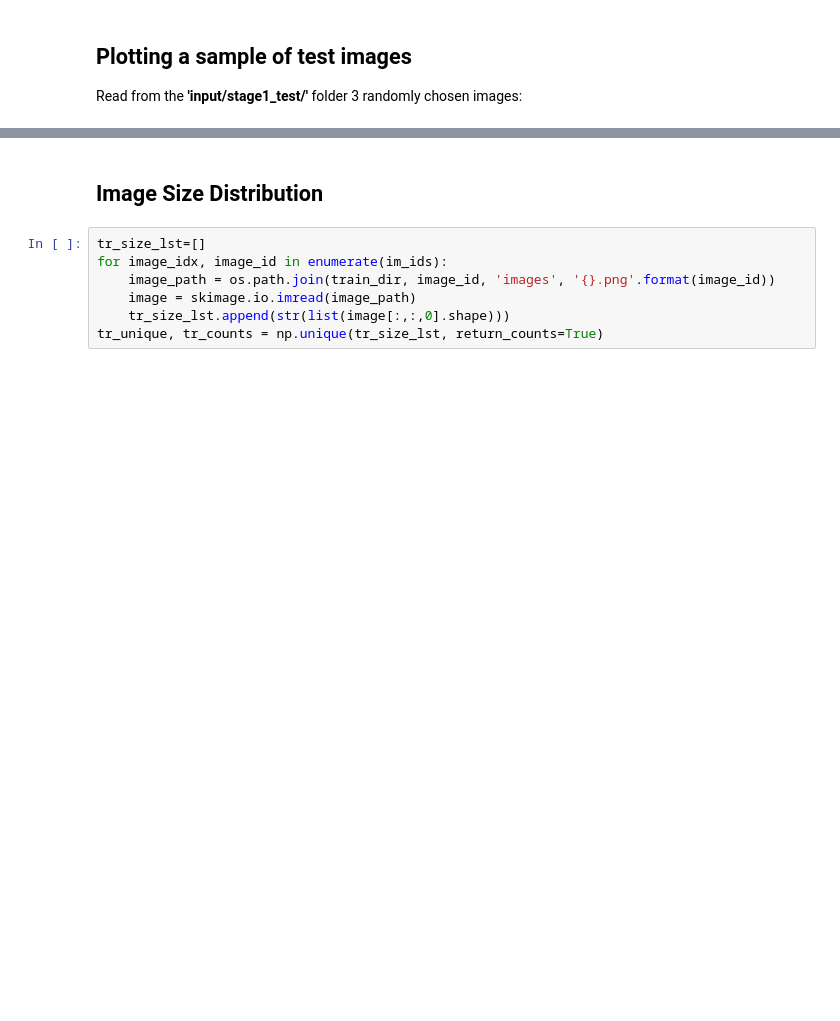
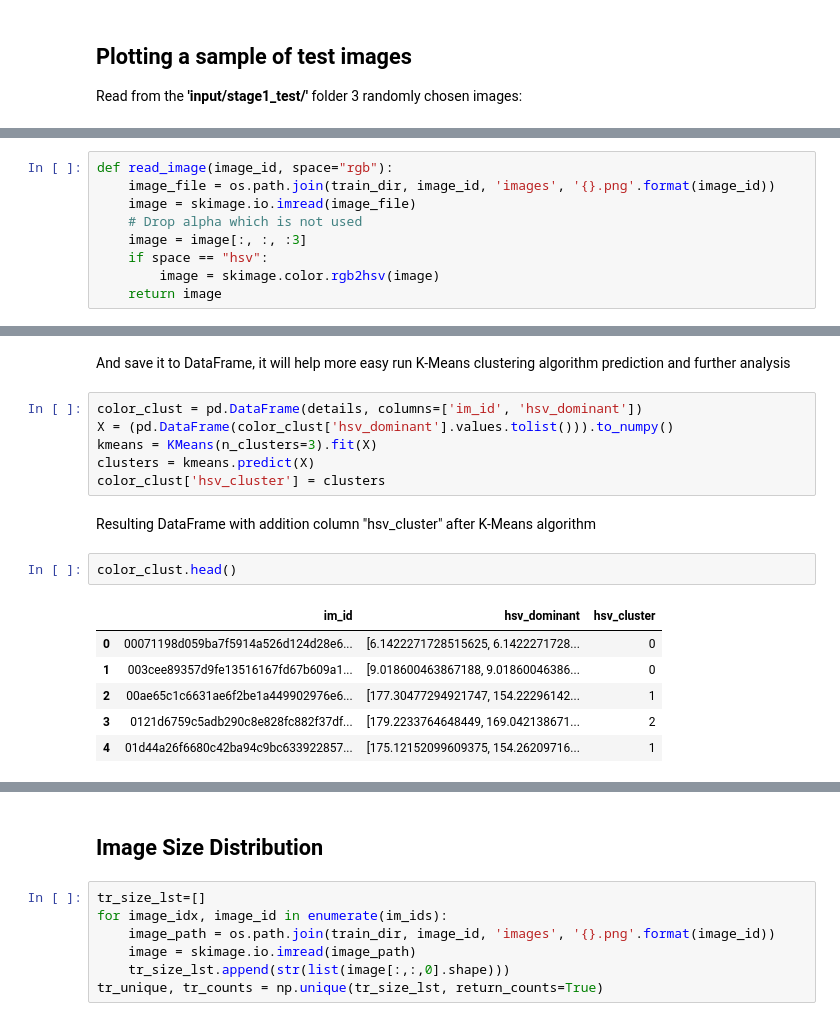
Before and after one commit to Kochurovskyi/Deep_Neural_Network_Projects, a Jupyter notebook: UNet(semantic segmentation)/EDA.ipynb, the cells around one changed output, grey strips where cells are left out. Drawn from its saved outputs; the diff is of its cells as text; blank space fills up the shorter version.

```diff
--- a/UNet(semantic segmentation)/EDA.ipynb
+++ b/UNet(semantic segmentation)/EDA.ipynb
@@ -110,0 +117,9 @@ Definitally its going to effect ours prediction results.
+# %%
+def read_image(image_id, space="rgb"):
+    image_file = os.path.join(train_dir, image_id, 'images', '{}.png'.format(image_id))
+    image = skimage.io.imread(image_file)
+    # Drop alpha which is not used
+    image = image[:, :, :3]
+    if space == "hsv":
+        image = skimage.color.rgb2hsv(image)
+    return image
@@ -110,0 +152,19 @@ Definitally its going to effect ours prediction results.
+# %% [markdown]
+And save it to DataFrame, it will help more easy run K-Means clustering algorithm prediction and further analysis
+# %%
+color_clust = pd.DataFrame(details, columns=['im_id', 'hsv_dominant'])
+X = (pd.DataFrame(color_clust['hsv_dominant'].values.tolist())).to_numpy()
+kmeans = KMeans(n_clusters=3).fit(X)
+clusters = kmeans.predict(X)
+color_clust['hsv_cluster'] = clusters
+# %% [markdown]
+Resulting DataFrame with addition column "hsv_cluster" after K-Means algorithm
+# %%
+color_clust.head()
+# %% [output]
+|  | im_id | hsv_dominant | hsv_cluster |
+| 0 | 00071198d059ba7f5914a526d124d28e6... | [6.1422271728515625, 6.1422271728... | 0 |
+| 1 | 003cee89357d9fe13516167fd67b609a1... | [9.018600463867188, 9.01860046386... | 0 |
+| 2 | 00ae65c1c6631ae6f2be1a449902976e6... | [177.30477294921747, 154.22296142... | 1 |
+| 3 | 0121d6759c5adb290c8e828fc882f37df... | [179.2233764648449, 169.042138671... | 2 |
+| 4 | 01d44a26f6680c42ba94c9bc633922857... | [175.12152099609375, 154.26209716... | 1 |
```
Also changed, not shown: parts of 21 cells of this notebook.
